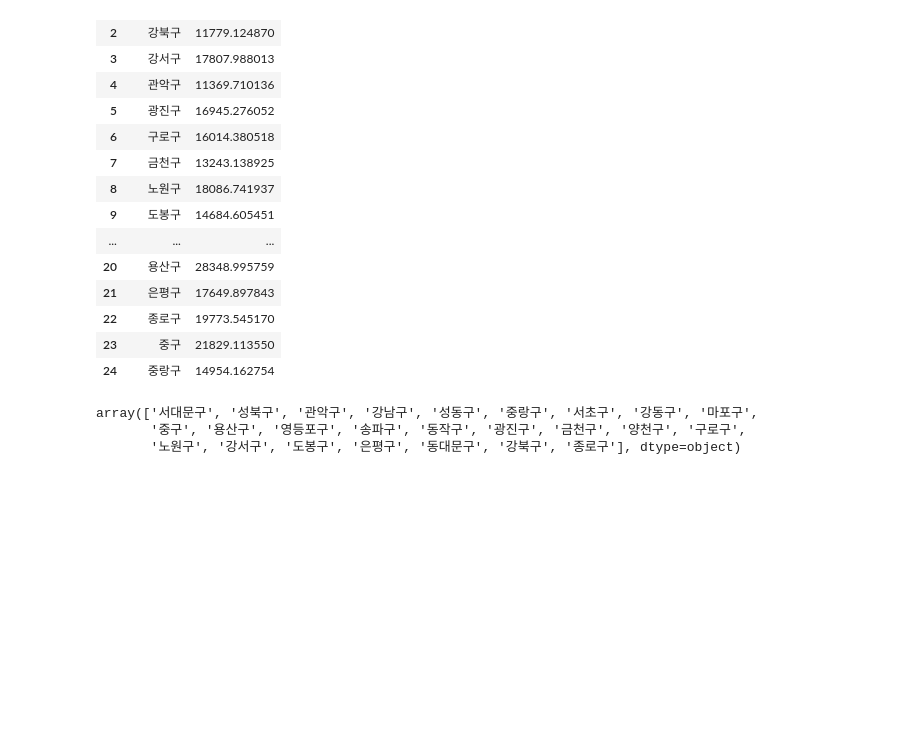
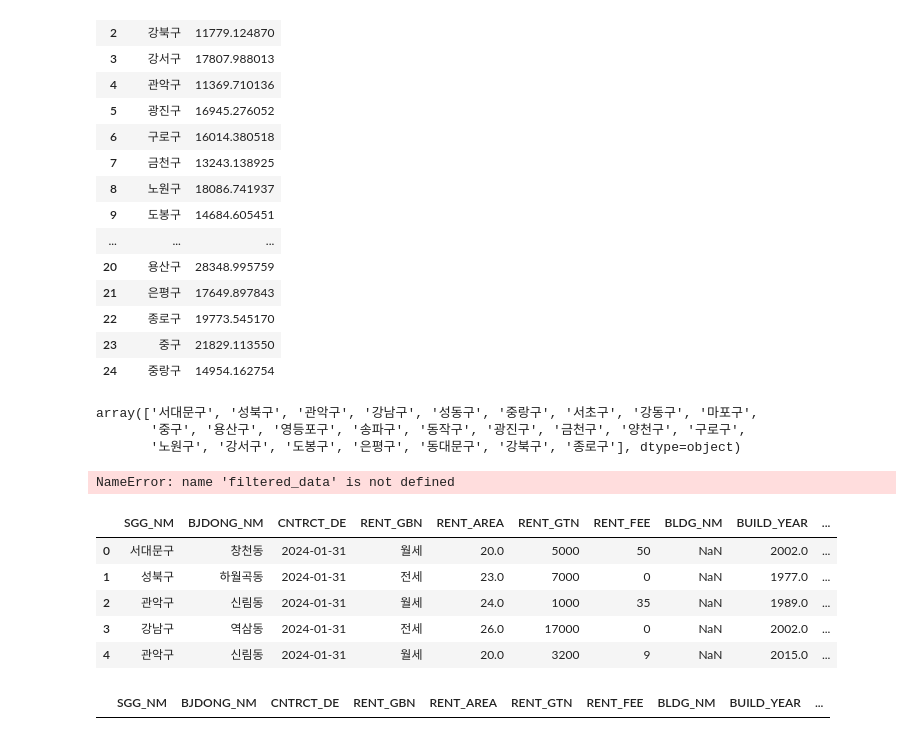
Before and after one commit to JG-Park/apiproject2402, a Jupyter notebook: Untitled.ipynb, the cells around one changed output. Cells and saved outputs as stored; diff of their text form; code cells hidden in the pictures; blank space fills up the shorter version.

```diff
--- a/Untitled.ipynb
+++ b/Untitled.ipynb
@@ -175,3 +176,38 @@ data['SGG_NM'].unique()
 array(['서대문구', '성북구', '관악구', '강남구', '성동구', '중랑구', '서초구', '강동구', '마포구',
        '중구', '용산구', '영등포구', '송파구', '동작구', '광진구', '금천구', '양천구', '구로구',
        '노원구', '강서구', '도봉구', '은평구', '동대문구', '강북구', '종로구'], dtype=object)
+# %%
+avg_rent_by_sgg = filtered_data.groupby('SGG_NM')['RENT_GTN'].mean().reset_index()
+# %% [output]
+NameError: name 'filtered_data' is not defined
+# %%
+import pandas as pd
+
+df = pd.read_csv('./data/data.csv', parse_dates=['CNTRCT_DE'])
+data = df.loc[:, ['SGG_NM',  # 자치구명
+'BJDONG_NM',  # 법정동명
+'CNTRCT_DE',  # 계약일
+'RENT_GBN',  # 전월세 구분
+'RENT_AREA',  # 임대면적
+'RENT_GTN',  # 보증금(만원)
+'RENT_FEE',  # 임대료(만원)
+'BLDG_NM', #건물명
+'BUILD_YEAR',  # 건축년도
+'HOUSE_GBN_NM',  # 건물용도
+'BEFORE_GRNTY_AMOUNT',  # 종전보증금
+'BEFORE_MT_RENT_CHRGE']]  # 종전임대료
+
+data.head()
+# %% [output]
+|  | SGG_NM | BJDONG_NM | CNTRCT_DE | RENT_GBN | RENT_AREA | RENT_GTN | RENT_FEE | BLDG_NM | BUILD_YEAR | ... |
+| 0 | 서대문구 | 창천동 | 2024-01-31 | 월세 | 20.0 | 5000 | 50 | NaN | 2002.0 | ... |
+| 1 | 성북구 | 하월곡동 | 2024-01-31 | 전세 | 23.0 | 7000 | 0 | NaN | 1977.0 | ... |
+| 2 | 관악구 | 신림동 | 2024-01-31 | 월세 | 24.0 | 1000 | 35 | NaN | 1989.0 | ... |
+| 3 | 강남구 | 역삼동 | 2024-01-31 | 전세 | 26.0 | 17000 | 0 | NaN | 2002.0 | ... |
+| 4 | 관악구 | 신림동 | 2024-01-31 | 월세 | 20.0 | 3200 | 9 | NaN | 2015.0 | ... |
+# %%
+data['BLDG_NM'] = data['BLDG_NM'].fillna(data['HOUSE_GBN_NM'])
+
+data.loc[data['HOUSE_GBN_NM'] == "", :]
+# %% [output]
+|  | SGG_NM | BJDONG_NM | CNTRCT_DE | RENT_GBN | RENT_AREA | RENT_GTN | RENT_FEE | BLDG_NM | BUILD_YEAR | ... |
```
Also changed, not shown: parts of 1 cell of this notebook, 3 other files.
